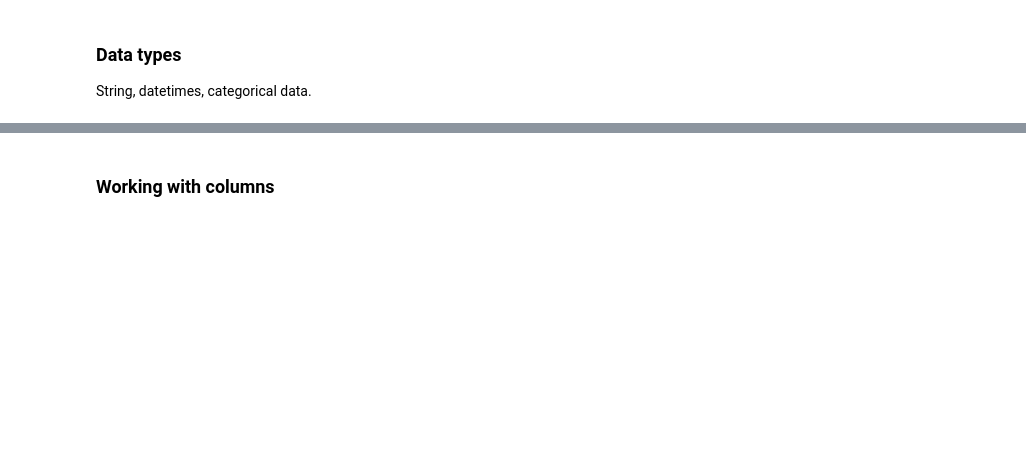
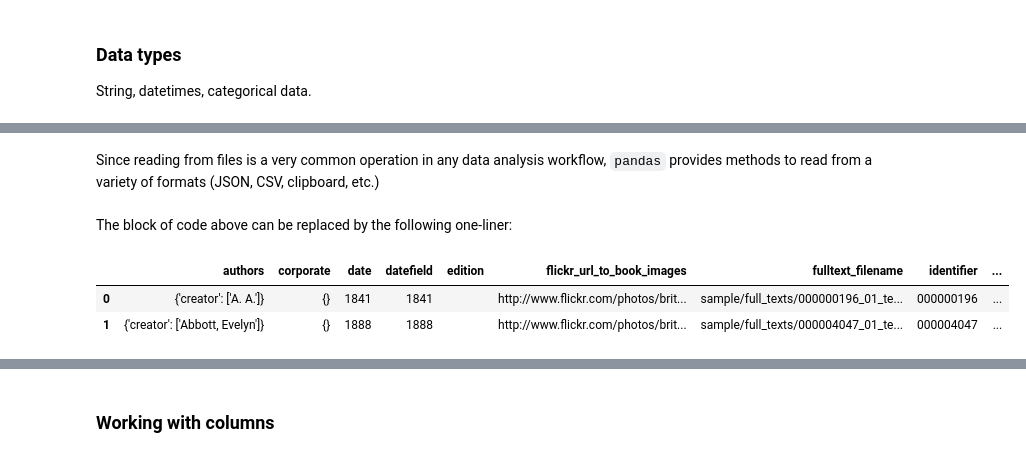
Before and after one commit to mromanello/ADA-DHOxSS, a Jupyter notebook: notebooks/2.1 Skills.ipynb, the cells around one changed output, grey strips where cells are left out. Drawn from its saved outputs; the diff is of its cells as text; code cells hidden in the pictures; blank space fills up the shorter version.

```diff
--- a/notebooks/2.1 Skills.ipynb
+++ b/notebooks/2.1 Skills.ipynb
@@ -45,0 +760,14 @@ String, datetimes, categorical data.
+# %%
+import json
+json_file_path = '../data/bl_books/sample/book_data_sample.json'
+
+# JSON data gets read into a dictionary
+
+with open(json_file_path, 'r') as jsonfile:
+    json_data = json.load(jsonfile)
+
+books_df = pd.DataFrame(json_data)
+# %% [markdown]
+Since reading from files is a very common operation in any data analysis workflow, `pandas` provides methods to read from a variety of formats (JSON, CSV, clipboard, etc.)
+# %% [markdown]
+The block of code above can be replaced by the following one-liner:
@@ -45,0 +776,8 @@ String, datetimes, categorical data.
+# %%
+books_df = pd.DataFrame(json_data)
+# %%
+books_df.head(2)
+# %% [output]
+|  | authors | corporate | date | datefield | edition | flickr_url_to_book_images | fulltext_filename | identifier | ... |
+| 0 | {'creator': ['A. A.']} | {} | 1841 | 1841 |  | http://www.flickr.com/photos/brit... | sample/full_texts/000000196_01_te... | 000000196 | ... |
+| 1 | {'creator': ['Abbott, Evelyn']} | {} | 1888 | 1888 |  | http://www.flickr.com/photos/brit... | sample/full_texts/000004047_01_te... | 000004047 | ... |
```
Also changed, not shown: parts of 214 cells of this notebook.
